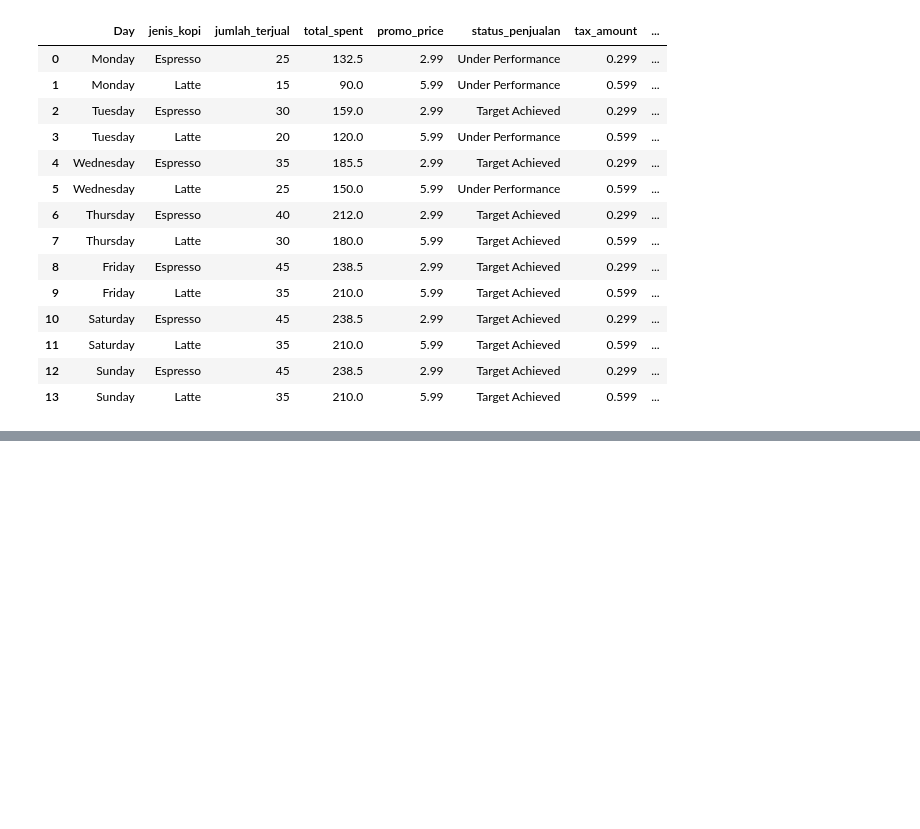
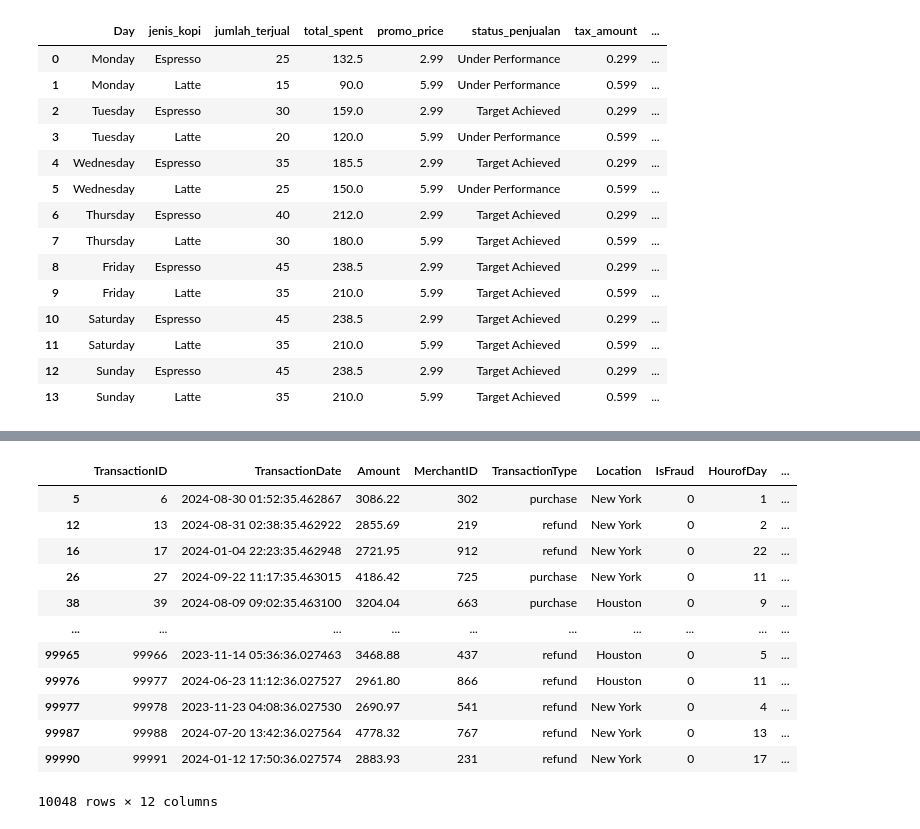
Before and after one commit to Haerulanwar05/Zero-To-ML-Engineer, a Jupyter notebook: Pandas/add_or_remove_columns.ipynb, the cells around one changed output, grey strips where cells are left out. Saved outputs shown, nothing was run; the diff lists cells and outputs as text; code cells hidden in the pictures; blank space fills up the shorter version.

```diff
--- a/Pandas/add_or_remove_columns.ipynb
+++ b/Pandas/add_or_remove_columns.ipynb
@@ -637,0 +773,16 @@ new_coffee
+# %%
+cc_fraud.query('Flag_Suspicious == 1') # menampilkan data dengan suspecious 1
+# %% [output]
+|  | TransactionID | TransactionDate | Amount | MerchantID | TransactionType | Location | IsFraud | HourofDay | ... |
+| 5 | 6 | 2024-08-30 01:52:35.462867 | 3086.22 | 302 | purchase | New York | 0 | 1 | ... |
+| 12 | 13 | 2024-08-31 02:38:35.462922 | 2855.69 | 219 | refund | New York | 0 | 2 | ... |
+| 16 | 17 | 2024-01-04 22:23:35.462948 | 2721.95 | 912 | refund | New York | 0 | 22 | ... |
+| 26 | 27 | 2024-09-22 11:17:35.463015 | 4186.42 | 725 | purchase | New York | 0 | 11 | ... |
+| 38 | 39 | 2024-08-09 09:02:35.463100 | 3204.04 | 663 | purchase | Houston | 0 | 9 | ... |
+| ... | ... | ... | ... | ... | ... | ... | ... | ... | ... |
+| 99965 | 99966 | 2023-11-14 05:36:36.027463 | 3468.88 | 437 | refund | Houston | 0 | 5 | ... |
+| 99976 | 99977 | 2024-06-23 11:12:36.027527 | 2961.80 | 866 | refund | Houston | 0 | 11 | ... |
+| 99977 | 99978 | 2023-11-23 04:08:36.027530 | 2690.97 | 541 | refund | New York | 0 | 4 | ... |
+| 99987 | 99988 | 2024-07-20 13:42:36.027564 | 4778.32 | 767 | refund | New York | 0 | 13 | ... |
+| 99990 | 99991 | 2024-01-12 17:50:36.027574 | 2883.93 | 231 | refund | New York | 0 | 17 | ... |
+10048 rows × 12 columns
```
Also changed, not shown: parts of 12 cells of this notebook.
